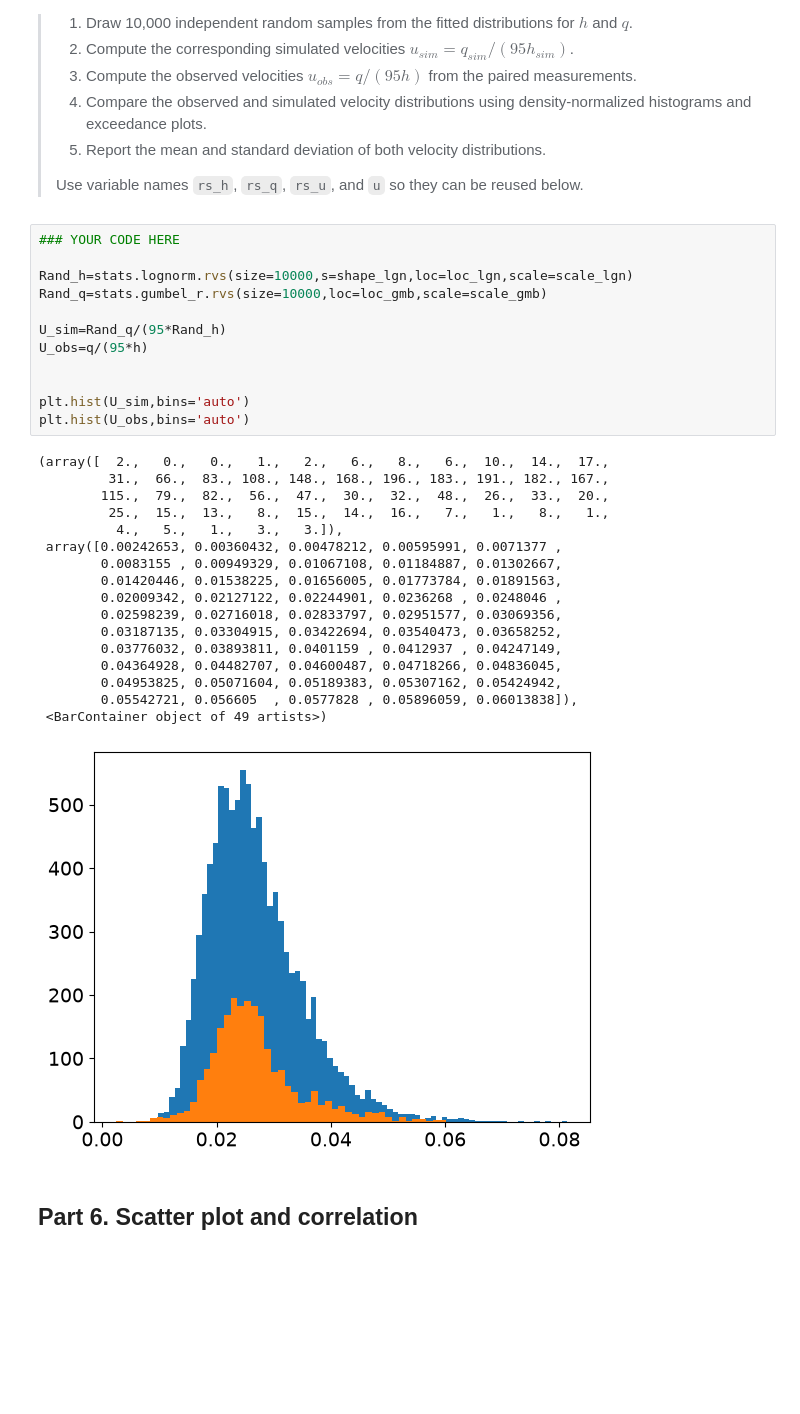
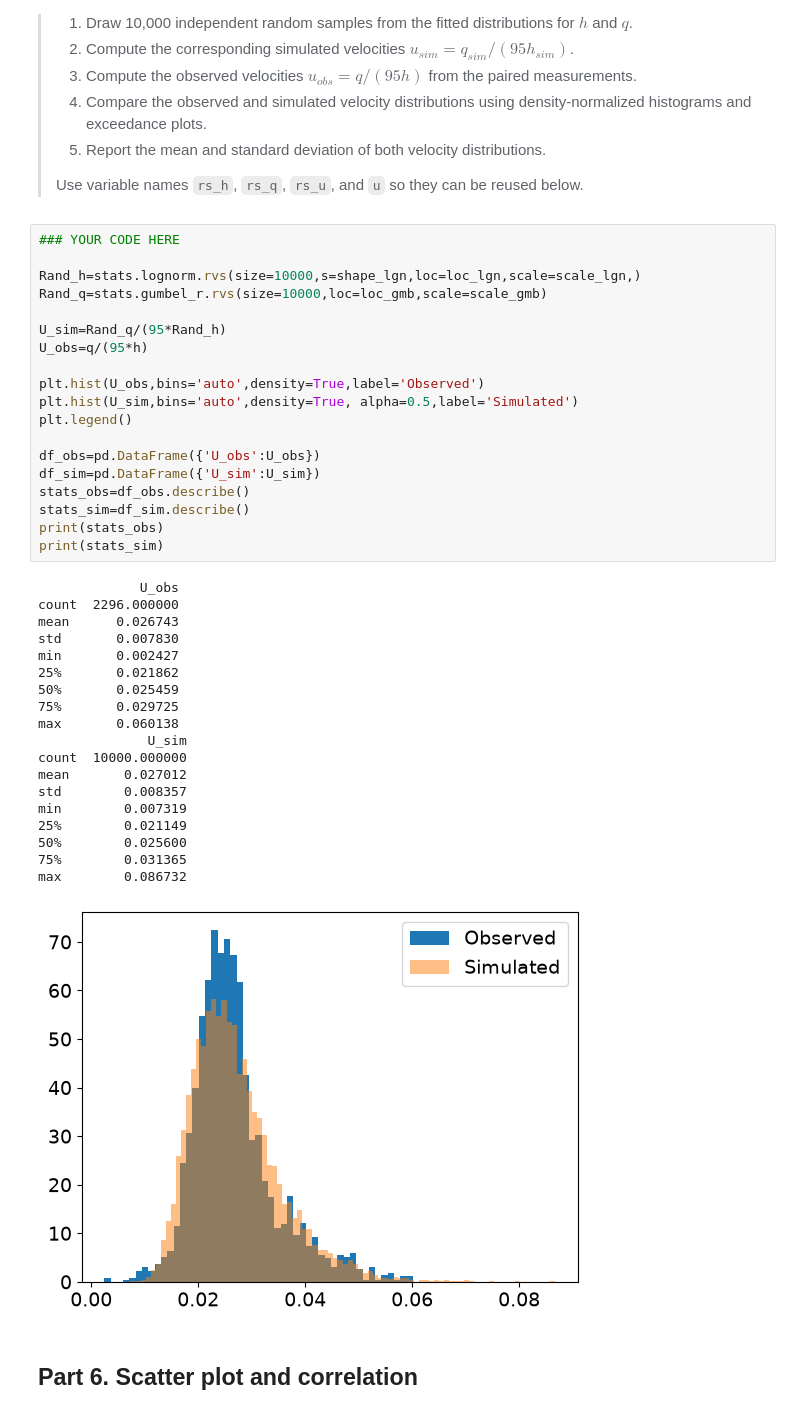
Before and after one commit to prajwalabc/GA1.4, a Jupyter notebook: GA_1.4.ipynb, the cells around one changed output. Drawn from its saved outputs; the diff is of its cells as text; blank space fills up the shorter version.

```diff
--- a/GA_1.4.ipynb
+++ b/GA_1.4.ipynb
@@ -297,33 +297,42 @@ $$u=\frac{q}{95h}.$$
 # %%
 ### YOUR CODE HERE
 
-Rand_h=stats.lognorm.rvs(size=10000,s=shape_lgn,loc=loc_lgn,scale=scale_lgn)
+Rand_h=stats.lognorm.rvs(size=10000,s=shape_lgn,loc=loc_lgn,scale=scale_lgn,)
 Rand_q=stats.gumbel_r.rvs(size=10000,loc=loc_gmb,scale=scale_gmb)
 
 U_sim=Rand_q/(95*Rand_h)
 U_obs=q/(95*h)
 
+plt.hist(U_obs,bins='auto',density=True,label='Observed')
+plt.hist(U_sim,bins='auto',density=True, alpha=0.5,label='Simulated')
+plt.legend()
 
-plt.hist(U_sim,bins='auto')
-plt.hist(U_obs,bins='auto')
+df_obs=pd.DataFrame({'U_obs':U_obs})
+df_sim=pd.DataFrame({'U_sim':U_sim})
+stats_obs=df_obs.describe()
+stats_sim=df_sim.describe()
+print(stats_obs)
+print(stats_sim)
 # %% [output]
-(array([  2.,   0.,   0.,   1.,   2.,   6.,   8.,   6.,  10.,  14.,  17.,
-         31.,  66.,  83., 108., 148., 168., 196., 183., 191., 182., 167.,
-        115.,  79.,  82.,  56.,  47.,  30.,  32.,  48.,  26.,  33.,  20.,
-         25.,  15.,  13.,   8.,  15.,  14.,  16.,   7.,   1.,   8.,   1.,
-          4.,   5.,   1.,   3.,   3.]),
- array([0.00242653, 0.00360432, 0.00478212, 0.00595991, 0.0071377 ,
-        0.0083155 , 0.00949329, 0.01067108, 0.01184887, 0.01302667,
-        0.01420446, 0.01538225, 0.01656005, 0.01773784, 0.01891563,
-        0.02009342, 0.02127122, 0.02244901, 0.0236268 , 0.0248046 ,
-        0.02598239, 0.02716018, 0.02833797, 0.02951577, 0.03069356,
-        0.03187135, 0.03304915, 0.03422694, 0.03540473, 0.03658252,
-        0.03776032, 0.03893811, 0.0401159 , 0.0412937 , 0.04247149,
-        0.04364928, 0.04482707, 0.04600487, 0.04718266, 0.04836045,
-        0.04953825, 0.05071604, 0.05189383, 0.05307162, 0.05424942,
-        0.05542721, 0.056605  , 0.0577828 , 0.05896059, 0.06013838]),
- <BarContainer object of 49 artists>)
+             U_obs
+count  2296.000000
+mean      0.026743
+std       0.007830
+min       0.002427
+25%       0.021862
+50%       0.025459
+75%       0.029725
+max       0.060138
+              U_sim
+count  10000.000000
+mean       0.027012
+std        0.008357
+min        0.007319
+25%        0.021149
+50%        0.025600
+75%        0.031365
+max        0.086732
-[figure, old version]
+[figure, new version]
 # %% [markdown]
 ## Part 6. Scatter plot and correlation
 # %% [markdown]
```
Also changed, not shown: parts of 1 cell of this notebook.
